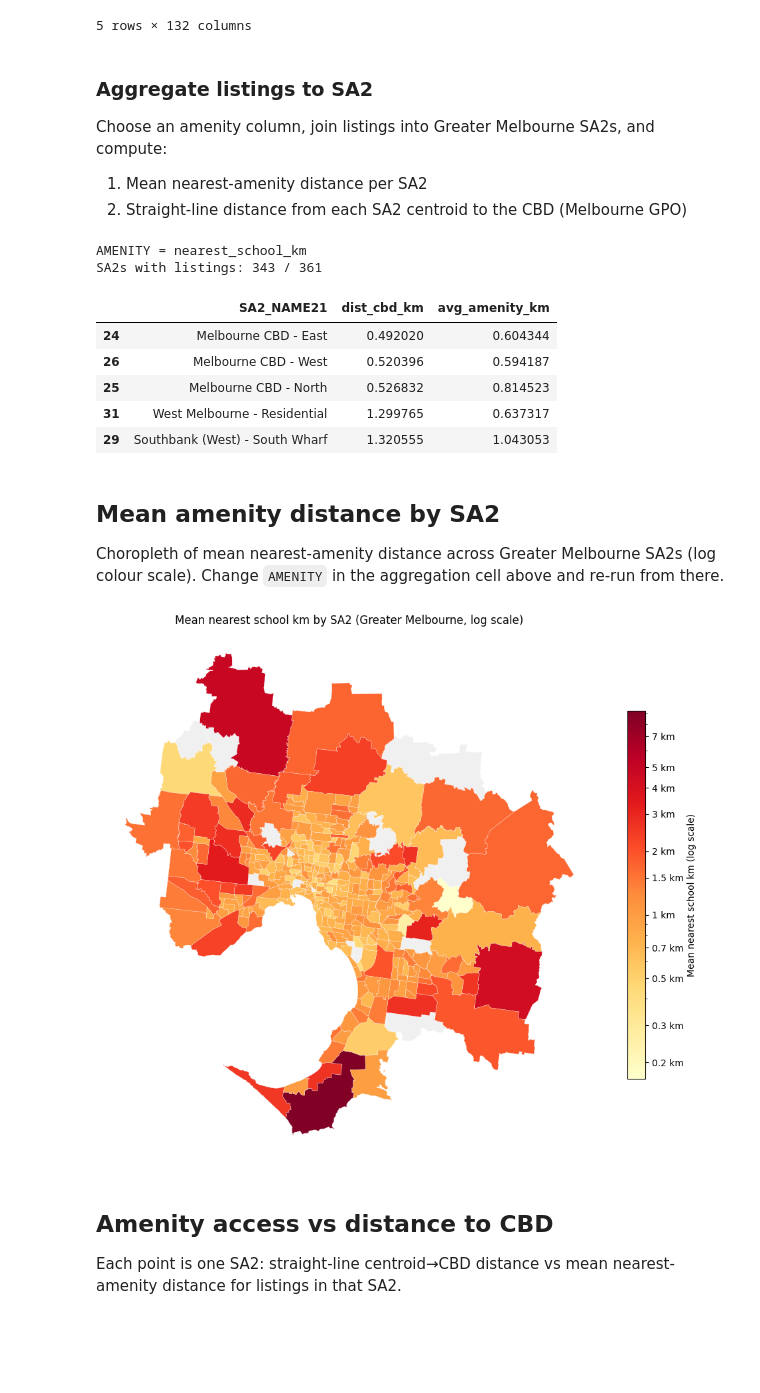
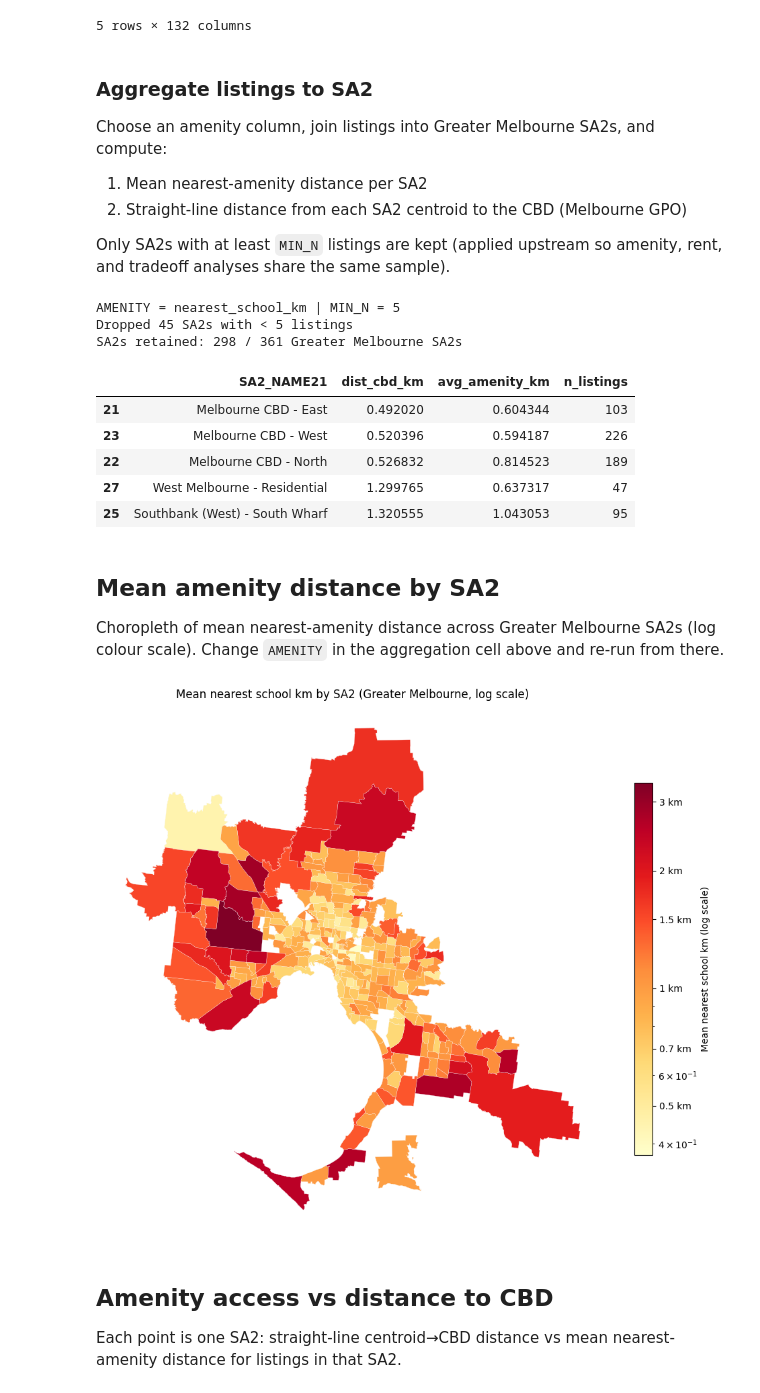
Before and after one commit to Aditya048/real-estate-industry-project, a Jupyter notebook: modelling/liveability/liveability_exploration.ipynb, the cells around one changed output. Saved outputs shown, nothing was run; the diff lists cells and outputs as text; code cells hidden in the pictures; blank space fills up the shorter version.

```diff
--- a/modelling/liveability/liveability_exploration.ipynb
+++ b/modelling/liveability/liveability_exploration.ipynb
@@ -87,11 +87,14 @@ Choose an amenity column, join listings into Greater Melbourne SA2s, and compute
 
 1. Mean nearest-amenity distance per SA2
 2. Straight-line distance from each SA2 centroid to the CBD (Melbourne GPO)
+
+Only SA2s with at least `MIN_N` listings are kept (applied upstream so amenity, rent, and tradeoff analyses share the same sample).
 # %%
 # Switch amenity here — one of:
 #   nearest_school_km, nearest_train_station_km, nearest_park_km,
 #   nearest_supermarket_km, nearest_tram_stop_km, nearest_bus_stop_km
 AMENITY = "nearest_school_km"
+MIN_N = 5  # drop SA2s with fewer listings (noise / one-off extremes)
 
 # Melbourne GPO (approx. CBD reference point)
 CBD_LAT, CBD_LON = -37.8136, 144.9631
@@ -116,29 +119,37 @@ points = gpd.GeoDataFrame(
 ).to_crs(zones.crs)
 
 joined = gpd.sjoin(points, zones[["SA2_NAME21", "geometry"]], how="inner", predicate="within")
+
+n_by_sa2 = joined.groupby("SA2_NAME21").size()
+eligible_sa2s = n_by_sa2[n_by_sa2 >= MIN_N].index
+n_dropped = int((n_by_sa2 < MIN_N).sum())
+joined = joined[joined["SA2_NAME21"].isin(eligible_sa2s)].copy()
+
 avg_by_sa2 = (
-    joined.groupby("SA2_NAME21")[AMENITY]
-    .mean()
-    .reset_index(name="avg_amenity_km")
+    joined.groupby("SA2_NAME21")
+    .agg(avg_amenity_km=(AMENITY, "mean"), n_listings=("SA2_NAME21", "size"))
+    .reset_index()
 )
 
 sa2 = (
     zones_m[["SA2_NAME21", "geometry", "dist_cbd_km"]]
-    .merge(avg_by_sa2, on="SA2_NAME21", how="left")
+    .merge(avg_by_sa2, on="SA2_NAME21", how="inner")
 )
 
-print(f"AMENITY = {AMENITY}")
-print(f"SA2s with listings: {sa2['avg_amenity_km'].notna().sum():,} / {len(sa2):,}")
-sa2[["SA2_NAME21", "dist_cbd_km", "avg_amenity_km"]].sort_values("dist_cbd_km").head()
+print(f"AMENITY = {AMENITY} | MIN_N = {MIN_N}")
+print(f"Dropped {n_dropped} SA2s with < {MIN_N} listings")
+print(f"SA2s retained: {len(sa2):,} / {len(zones_m):,} Greater Melbourne SA2s")
+sa2[["SA2_NAME21", "dist_cbd_km", "avg_amenity_km", "n_listings"]].sort_values("dist_cbd_km").head()
 # %% [output]
-AMENITY = nearest_school_km
-SA2s with listings: 343 / 361
+AMENITY = nearest_school_km | MIN_N = 5
+Dropped 45 SA2s with < 5 listings
+SA2s retained: 298 / 361 Greater Melbourne SA2s
-|  | SA2_NAME21 | dist_cbd_km | avg_amenity_km |
-| 24 | Melbourne CBD - East | 0.492020 | 0.604344 |
-| 26 | Melbourne CBD - West | 0.520396 | 0.594187 |
-| 25 | Melbourne CBD - North | 0.526832 | 0.814523 |
-| 31 | West Melbourne - Residential | 1.299765 | 0.637317 |
-| 29 | Southbank (West) - South Wharf | 1.320555 | 1.043053 |
+|  | SA2_NAME21 | dist_cbd_km | avg_amenity_km | n_listings |
+| 21 | Melbourne CBD - East | 0.492020 | 0.604344 | 103 |
+| 23 | Melbourne CBD - West | 0.520396 | 0.594187 | 226 |
+| 22 | Melbourne CBD - North | 0.526832 | 0.814523 | 189 |
+| 27 | West Melbourne - Residential | 1.299765 | 0.637317 | 47 |
+| 25 | Southbank (West) - South Wharf | 1.320555 | 1.043053 | 95 |
 # %% [markdown]
 ## Mean amenity distance by SA2
 
@@ -146,31 +157,31 @@ Choropleth of mean nearest-amenity distance across Greater Melbourne SA2s (log c
 # %%
 plot_data = sa2[sa2["avg_amenity_km"] > 0]
 vmin, vmax = plot_data["avg_amenity_km"].min(), plot_data["avg_amenity_km"].max()
 norm = LogNorm(vmin=vmin, vmax=vmax)
 
 fig, ax = plt.subplots(figsize=(12, 12))
 sa2.plot(ax=ax, color="#f0f0f0", edgecolor="white", linewidth=0.3)
 plot_data.plot(
     column="avg_amenity_km",
     cmap="YlOrRd",
     norm=norm,
     legend=False,
     edgecolor="white",
     linewidth=0.2,
     ax=ax,
 )
 
-sm = ScalarMappable(norm=norm, cmap="YlOrRd")
-cbar = fig.colorbar(sm, ax=ax, shrink=0.6)
+mappable = ScalarMappable(norm=norm, cmap="YlOrRd")
+cbar = fig.colorbar(mappable, ax=ax, shrink=0.6)
 cbar.set_ticks(km_ticks(vmin, vmax))
 cbar.ax.yaxis.set_major_formatter(FuncFormatter(lambda x, _: f"{x:g} km"))
 cbar.set_label(f"Mean {AMENITY.replace('_', ' ')} (log scale)")
 
 ax.set_title(f"Mean {AMENITY.replace('_', ' ')} by SA2 (Greater Melbourne, log scale)")
 ax.set_axis_off()
 plt.show()
 # %% [output]
-[figure, old version]
+[figure, new version]
 # %% [markdown]
 ## Amenity access vs distance to CBD
 
```
Also changed, not shown: parts of 14 cells of this notebook.
